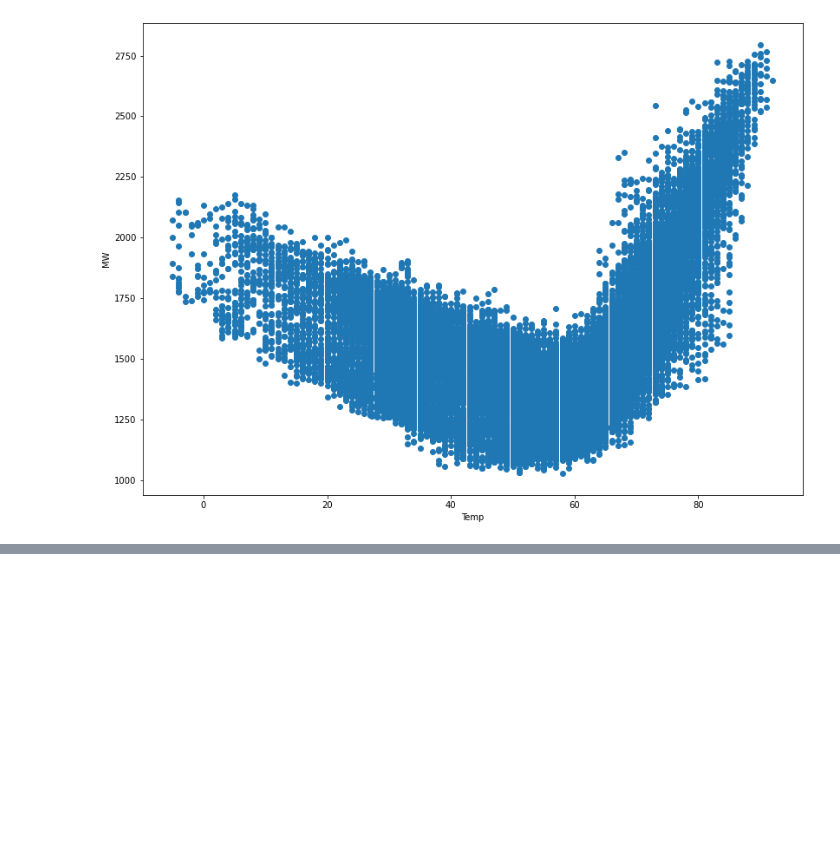
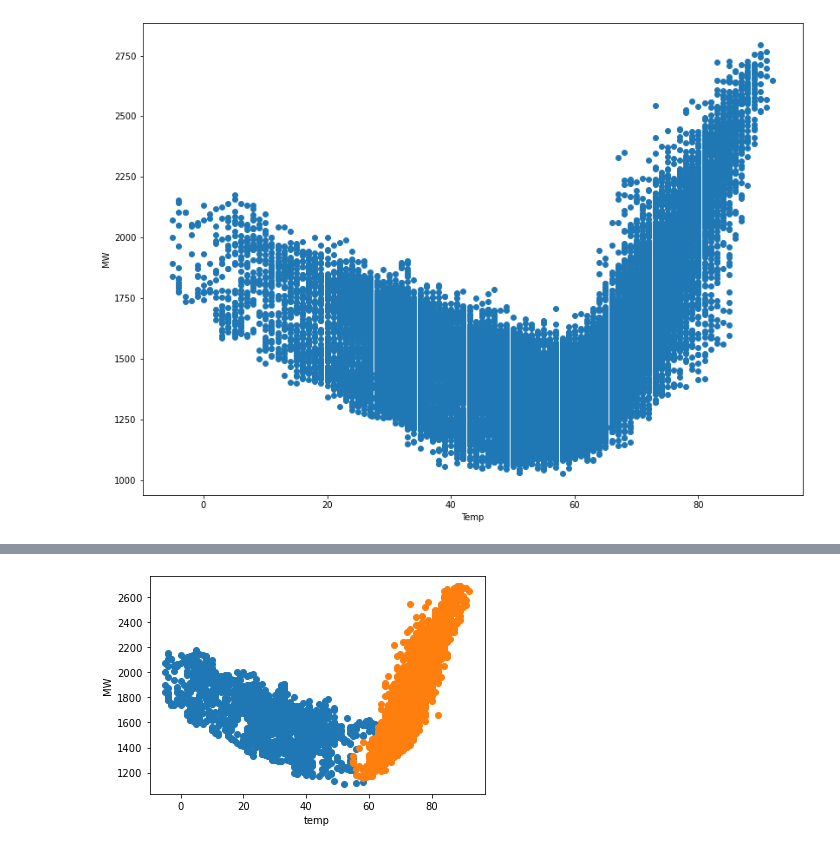
Before and after one commit to toriwalker119/timeseries_analysis, a Jupyter notebook: TimeSeries.ipynb, the cells around one changed output, grey strips where cells are left out. Drawn from its saved outputs; the diff is of its cells as text; code cells hidden in the pictures; blank space fills up the shorter version.

```diff
--- a/TimeSeries.ipynb
+++ b/TimeSeries.ipynb
@@ -70,3 +57,3 @@ final = final[['date','mw','temp','hour','weekday','month','year']]
 # %%
-train = final[final['year']<=2019].copy()
+train = df[df['year']<=2019].copy()
 # %%
@@ -205,0 +221,6 @@ plt.show()
+# %%
+#standardize temp
+
+train['temp_norm'] = (train['Temp']-train['Temp'].mean())/train['Temp'].std()
+# %%
+train['temp_squared'] = train['temp_norm']**2
@@ -205,0 +249,2 @@ plt.show()
+# %%
+train.set_index('date', inplace=True)
@@ -205,0 +268,15 @@ plt.show()
+# %%
+#plot scatter
+
+plt.subplot()
+
+plt.scatter(train['temp'].where(train['month']==1), train['mw'].where(train['month']==1))
+plt.xlabel('temp')
+plt.ylabel('MW')
+plt.scatter(train['temp'].where(train['month']==7), train['mw'].where(train['month']==7))
+plt.xlabel('temp')
+plt.ylabel('MW')
+
+plt.show()
+# %% [output]
+[figure, added]
```
Also changed, not shown: parts of 73 cells of this notebook.
